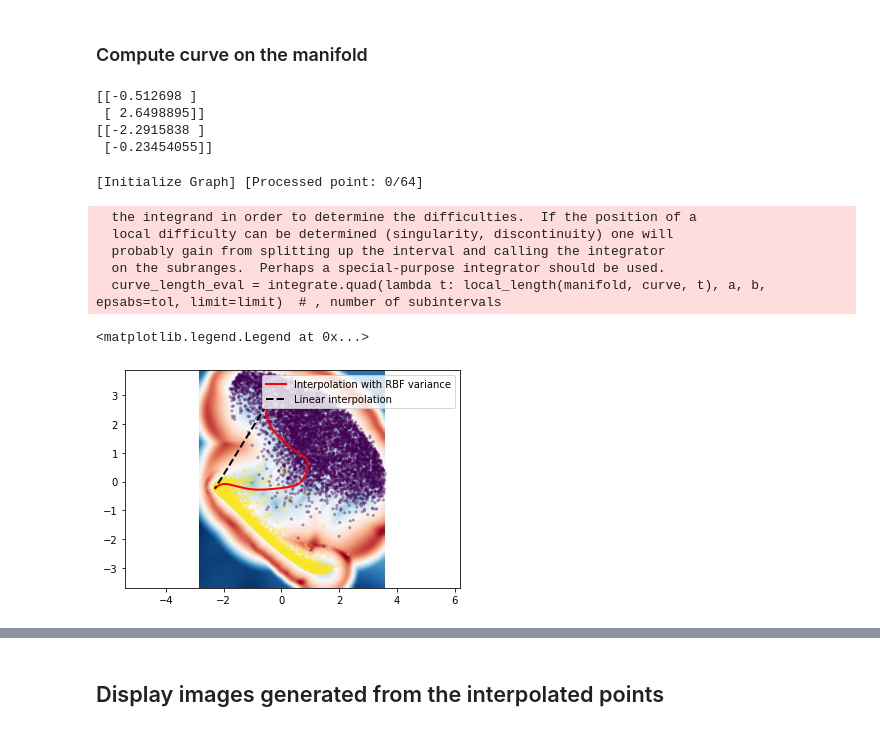
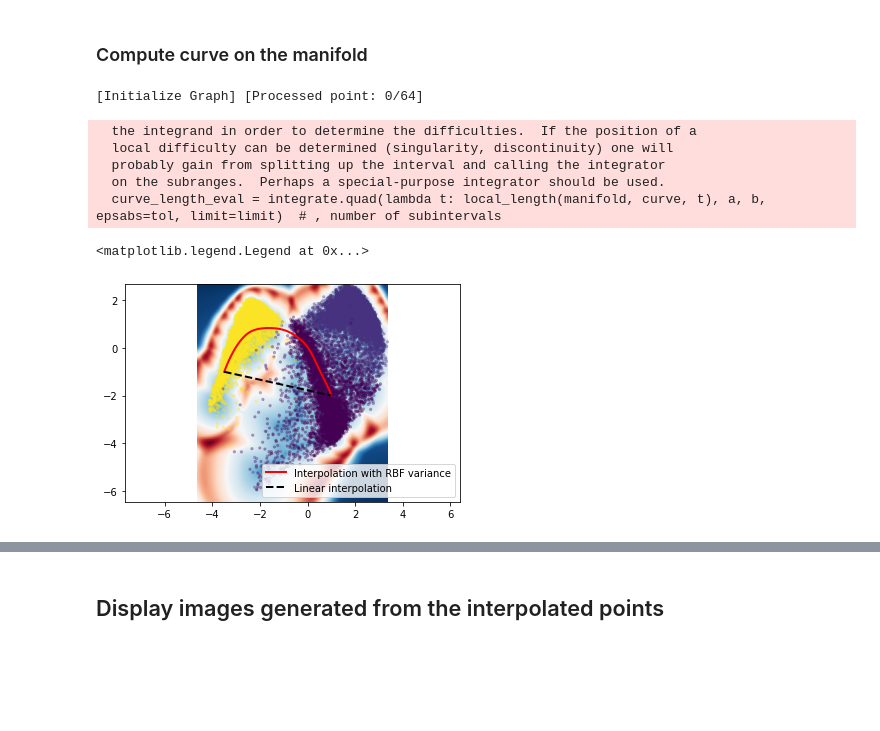
Before and after one commit to Clement-W/latent_space_oddity_MVA, a Jupyter notebook: Experiment2.ipynb, the cells around one changed output, grey strips where cells are left out. Drawn from its saved outputs; the diff is of its cells as text; code cells hidden in the pictures; blank space fills up the shorter version.

```diff
--- a/Experiment2.ipynb
+++ b/Experiment2.ipynb
@@ -79,7 +113,7 @@ model_rbfnn = RBFNN.RBFNN(a=a,k_rbf=k_rbf,zeta_rbf=zeta_rbf,W_dim=input_dim,late
 # create VAE-RBF model
 model_VAE_RBF = VAE_RBF.VAE_RBF(model_VAE,model_rbfnn)
 
-model_VAE_RBF.load_state_dict(torch.load('torch_models/VAE_RBFNN_MNIST.pt'))
+model_VAE_RBF.load_state_dict(torch.load('torch_models/VAE_RBFNN_fashionmnist.pt'))
 # %% [output]
 <All keys matched successfully>
 # %% [markdown]
@@ -149,46 +183,37 @@ z1min, z2min = latent_means_np.min(0) - 0.5
 z1max, z2max = latent_means_np.max(0) + 0.
 # %% [markdown]
 ### Compute curve on the manifold
-# %%
-# get far away points in latentspace
-ind_0 = 0
-ind_1 = 3040
-print(latent_means_np[ind_0, :].reshape(-1, 1))
-print(latent_means_np[ind_1, :].reshape(-1, 1))
-# %% [output]
-[[-0.512698 ]
- [ 2.6498895]]
-[[-2.2915838 ]
- [-0.23454055]]
 # %%
 plt.figure()
 utils.plot_measure(manifold_latent, np.linspace(z1min, z1max, 100), np.linspace(z2min, z2max, 100))
 utils.my_plot(latent_means_np, c=labels, s=5, alpha=0.3)
 
 # Compute some random curve using a heuristic graph solver
 GRAPH_DATA = KMeans(n_clusters=64, n_init=30, max_iter=1000).fit(latent_means_np).cluster_centers_
 solver_graph = geodesics.SolverGraph(manifold_latent, data=GRAPH_DATA, kNN_num=5, tol=1e-2)
 
 #ind_0, ind_1 = np.random.choice(len(train_dataset), 2, replace=False)
-ind_0 = 0
-ind_1 = 3040
-c0 = latent_means_np[ind_0, :].reshape(-1, 1)
-c1 = latent_means_np[ind_1, :].reshape(-1, 1)
+# ind_0 = 0
+# ind_1 = 3040
+# c0 = latent_means_np[ind_0, :].reshape(-1, 1)
+# c1 = latent_means_np[ind_1, :].reshape(-1, 1)
+c0 = np.array([[-3.5], [-1.]])
+c1 = np.array([[1.], [-2.]])
 
 curve_graph, logmap_graph, curve_length_graph, failed_graph, solution_graph \
     = geodesics.compute_geodesic(solver_graph, manifold_latent, c0, c1)
 geodesics.plot_curve(curve_graph, c='r', linewidth=2, label = 'Interpolation with RBF variance')
 plt.plot([c0[0, 0], c1[0, 0]], [c0[1, 0], c1[1, 0]], 'k--', linewidth=2, label = 'Linear interpolation')
 plt.legend()
 # %% [output]
 [Initialize Graph] [Processed point: 0/64]
   the integrand in order to determine the difficulties.  If the position of a
   local difficulty can be determined (singularity, discontinuity) one will
   probably gain from splitting up the interval and calling the integrator
   on the subranges.  Perhaps a special-purpose integrator should be used.
   curve_length_eval = integrate.quad(lambda t: local_length(manifold, curve, t), a, b, epsabs=tol, limit=limit)  # , number of subintervals
 <matplotlib.legend.Legend at 0x...>
-[figure, old version]
+[figure, new version]
 # %%
 # display the curve
 curve_eval = curve_graph(np.linspace(0, 1, 12))[0]
```
Also changed, not shown: parts of 4 cells of this notebook, 1 other file.
